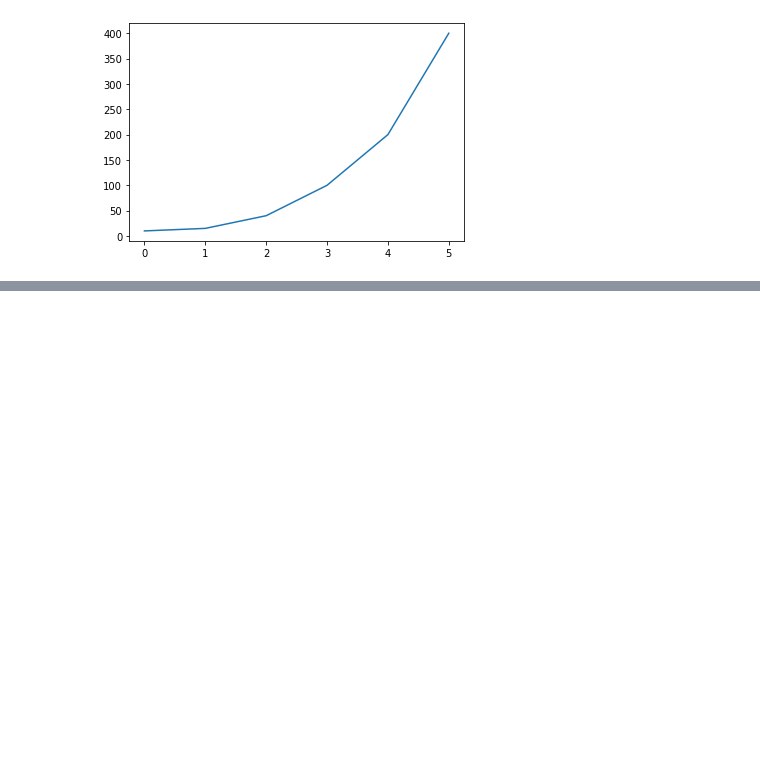
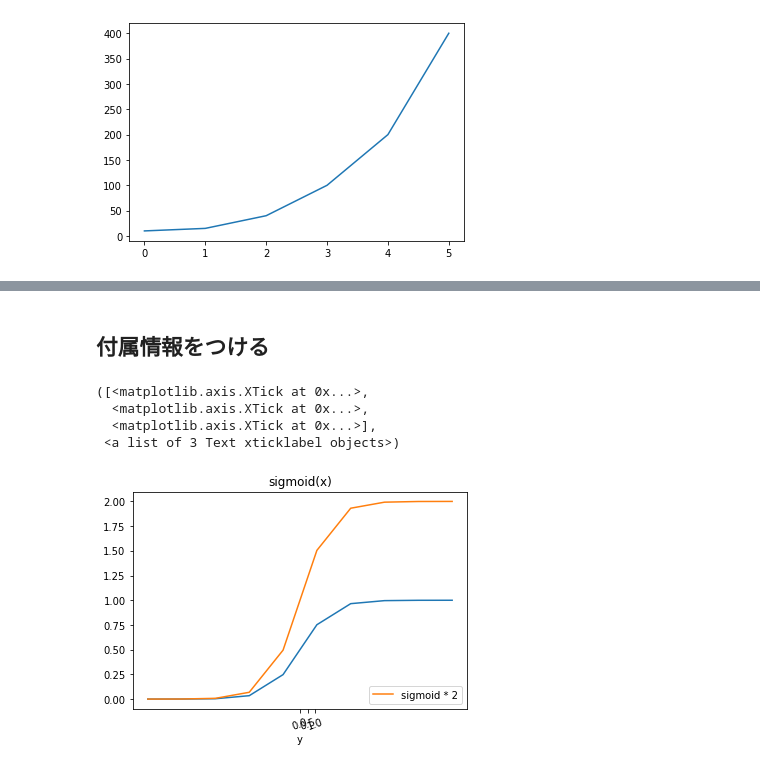
Before and after one commit to Ito-01-20/statistics_practice, a Jupyter notebook: Matplotlib.ipynb, the cells around one changed output, grey strips where cells are left out. Cells and saved outputs as stored; diff of their text form; code cells hidden in the pictures; blank space fills up the shorter version.

```diff
--- a/Matplotlib.ipynb
+++ b/Matplotlib.ipynb
@@ -36,0 +58,17 @@ plt.plot(df['b'])
+# %% [markdown]
+## 付属情報をつける
+# %%
+plt.plot(x, z)
+plt.plot(x, z*2, label='sigmoid * 2')
+plt.xlabel('x')
+plt.xlabel('y')
+plt.title('sigmoid(x)')
+plt.legend(loc=4)
+plt.xticks([1, 2, 3], rotation=20)
+plt.xticks([0, 0.5, 1], rotation=20)
+# %% [output]
+([<matplotlib.axis.XTick at 0x...>,
+  <matplotlib.axis.XTick at 0x...>,
+  <matplotlib.axis.XTick at 0x...>],
+ <a list of 3 Text xticklabel objects>)
+[figure, added]
```
Also changed, not shown: parts of 4 cells of this notebook.
